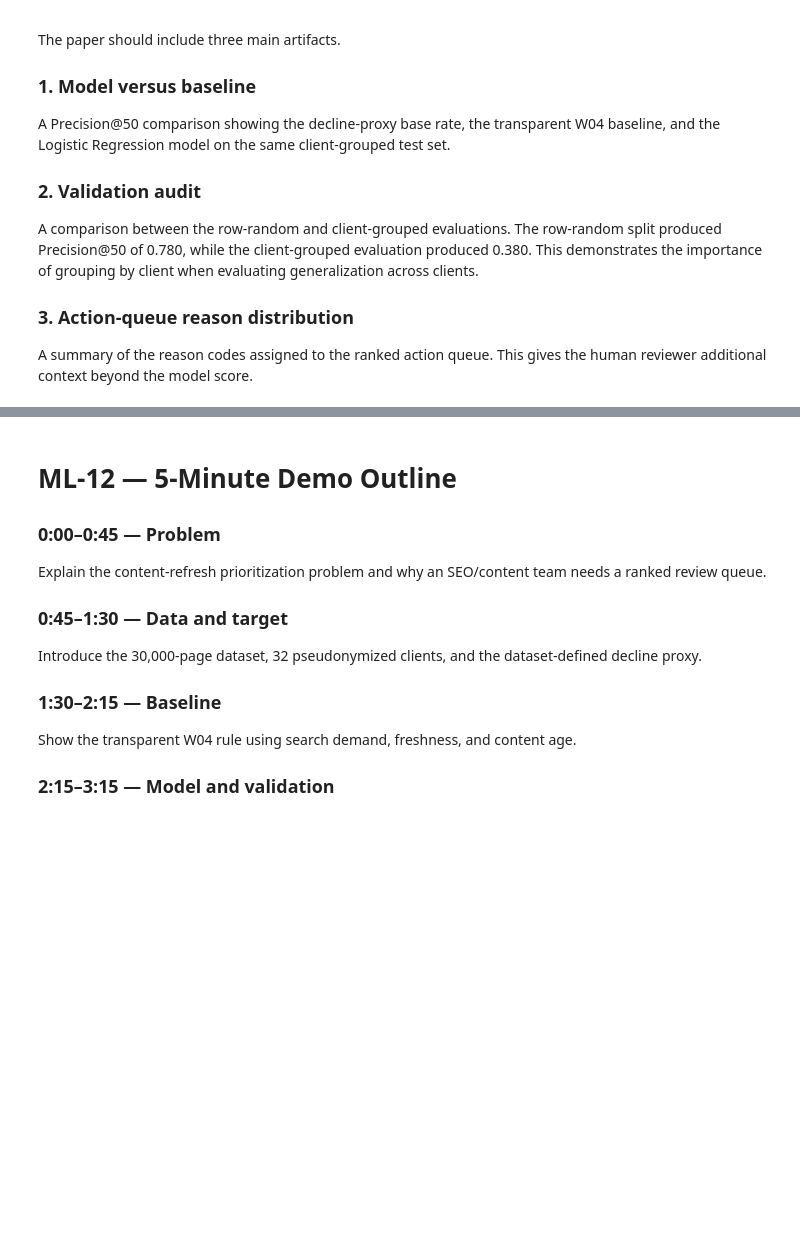
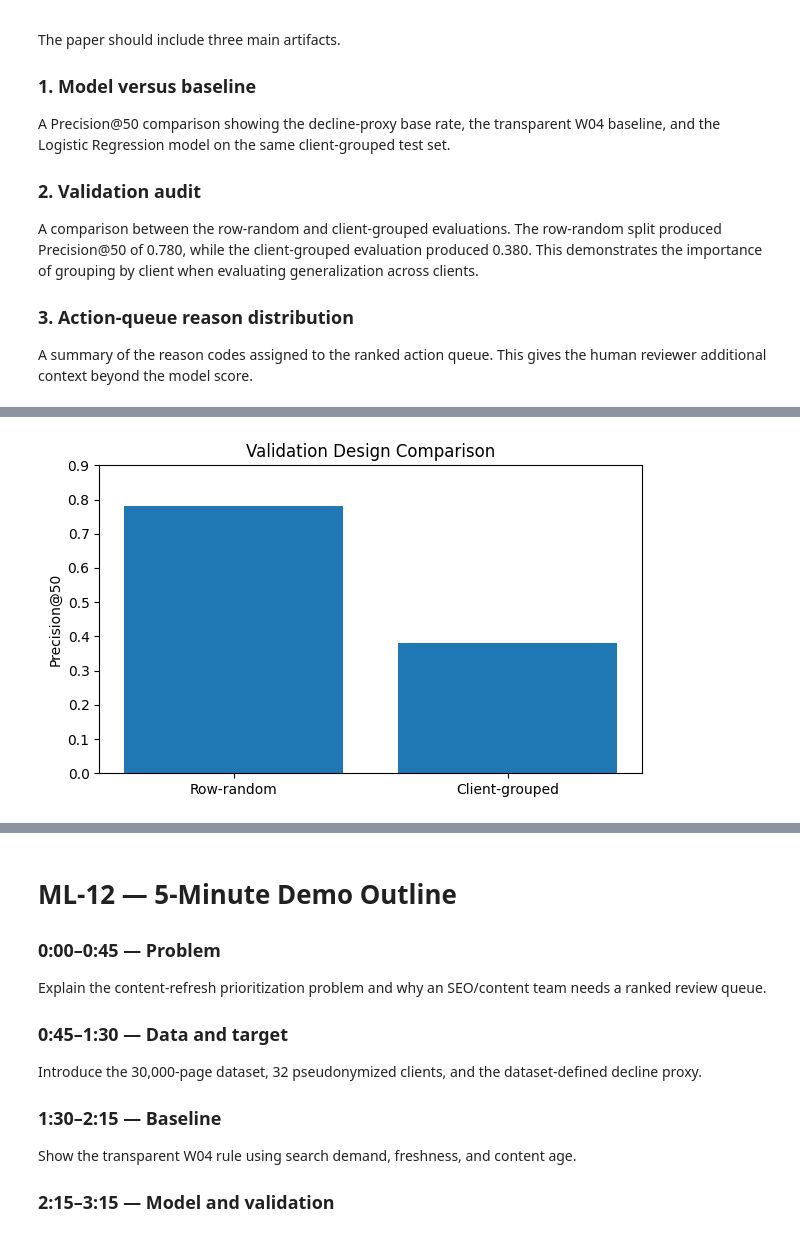
Before and after one commit to SymbolPamnani/Flyrank-ML-internship, a Jupyter notebook: work/notebooks/capstone.ipynb, the cells around one changed output, grey strips where cells are left out. Cells and saved outputs as stored; diff of their text form; code cells hidden in the pictures; blank space fills up the shorter version.

```diff
--- a/work/notebooks/capstone.ipynb
+++ b/work/notebooks/capstone.ipynb
@@ -264,0 +282,16 @@ A summary of the reason codes assigned to the ranked action queue. This gives th
+# %%
+# Artifact 2
+### Validation Design Comparison — Precision@50
+import matplotlib.pyplot as plt
+
+methods = ["Row-random", "Client-grouped"]
+scores = [0.780, 0.380]
+
+plt.figure(figsize=(7, 4))
+plt.bar(methods, scores)
+plt.ylabel("Precision@50")
+plt.title("Validation Design Comparison")
+plt.ylim(0, 0.9)
+plt.show()
+# %% [output]
+[figure, added]
```
Also changed, not shown: parts of 2 cells of this notebook.
